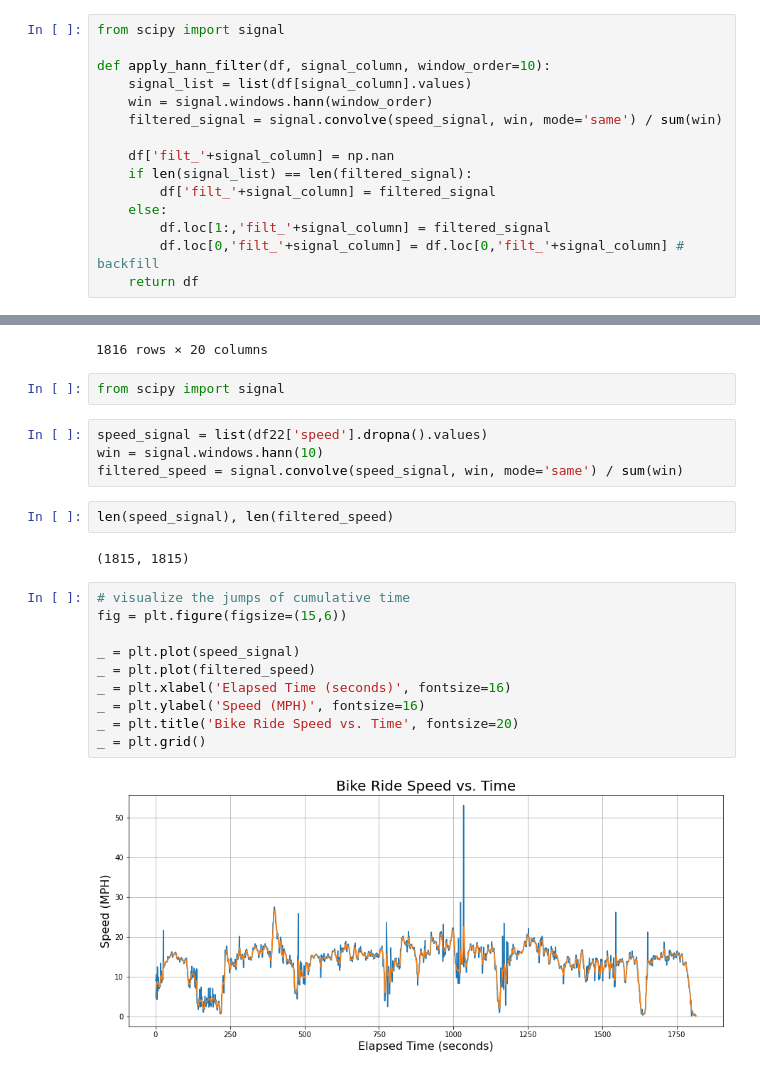
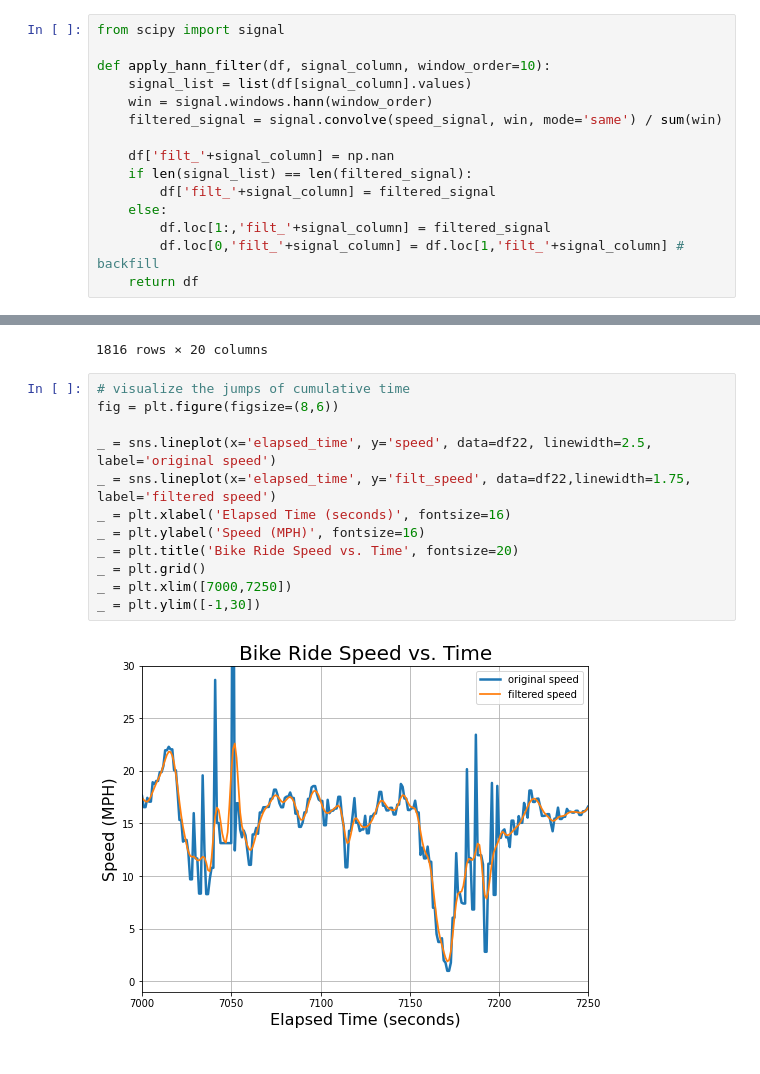
Before and after one commit to ericbauer55/strava-fitness, a Jupyter notebook: src/notebooks/4. Continuity and Outlier Handling.ipynb, the cells around one changed output, grey strips where cells are left out. Saved outputs shown, nothing was run; the diff lists cells and outputs as text.

Commit message:
verified the filter worked

```diff
--- a/src/notebooks/4. Continuity and Outlier Handling.ipynb
+++ b/src/notebooks/4. Continuity and Outlier Handling.ipynb
@@ -119,7 +119,7 @@ def apply_hann_filter(df, signal_column, window_order=10):
         df['filt_'+signal_column] = filtered_signal
     else:
         df.loc[1:,'filt_'+signal_column] = filtered_signal
-        df.loc[0,'filt_'+signal_column] = df.loc[0,'filt_'+signal_column] # backfill
+        df.loc[0,'filt_'+signal_column] = df.loc[1,'filt_'+signal_column] # backfill
     return df
 # %%
 df22 = apply_hann_filter(df22, 'speed')
@@ -141,25 +139,17 @@ df22
 | 1814 | 6824 | 2020-12-06 20:47:07+00:00 | 4.439566e+09 | 22.0 | 876.02700 | 40.076836 | -83.128417 | 7830.0 | 1.0 | ... |
 | 1815 | 6825 | 2020-12-06 20:47:08+00:00 | 4.439566e+09 | 22.0 | 876.02700 | 40.076837 | -83.128417 | 7831.0 | 1.0 | ... |
 1816 rows × 20 columns
-# %%
-from scipy import signal
-# %%
-speed_signal = list(df22['speed'].dropna().values)
-win = signal.windows.hann(10)
-filtered_speed = signal.convolve(speed_signal, win, mode='same') / sum(win)
-# %%
-len(speed_signal), len(filtered_speed)
-# %% [output]
-(1815, 1815)
 # %%
 # visualize the jumps of cumulative time
-fig = plt.figure(figsize=(15,6))
+fig = plt.figure(figsize=(8,6))
 
-_ = plt.plot(speed_signal)
-_ = plt.plot(filtered_speed)
+_ = sns.lineplot(x='elapsed_time', y='speed', data=df22, linewidth=2.5, label='original speed')
+_ = sns.lineplot(x='elapsed_time', y='filt_speed', data=df22,linewidth=1.75, label='filtered speed')
 _ = plt.xlabel('Elapsed Time (seconds)', fontsize=16)
 _ = plt.ylabel('Speed (MPH)', fontsize=16)
 _ = plt.title('Bike Ride Speed vs. Time', fontsize=20)
 _ = plt.grid()
+_ = plt.xlim([7000,7250])
+_ = plt.ylim([-1,30])
 # %% [output]
-[figure, old version]
+[figure, new version]
```
Also changed, not shown: parts of 3 cells of this notebook.
